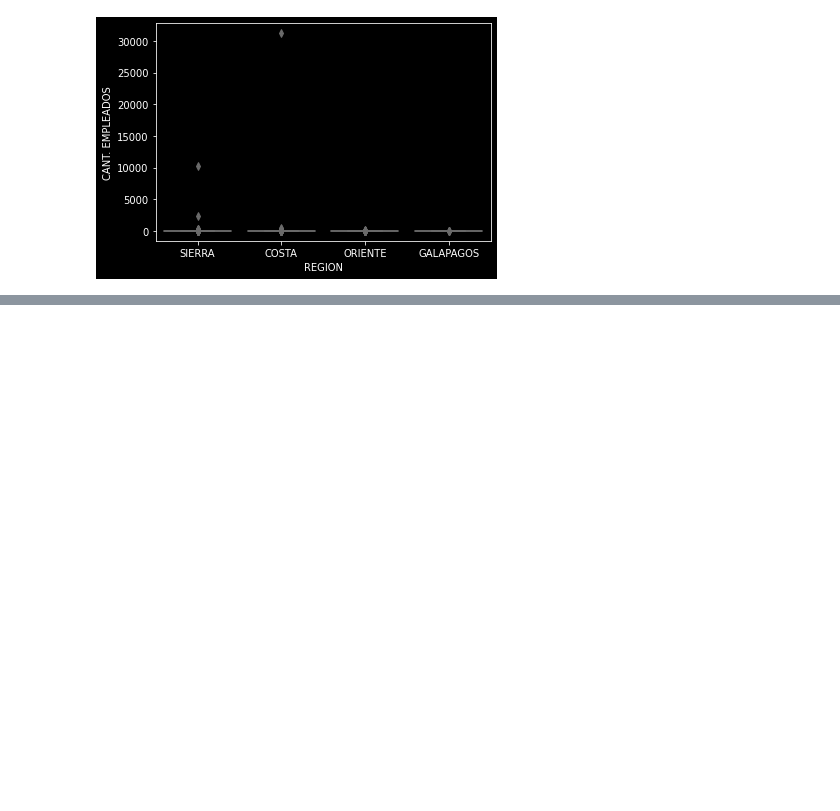
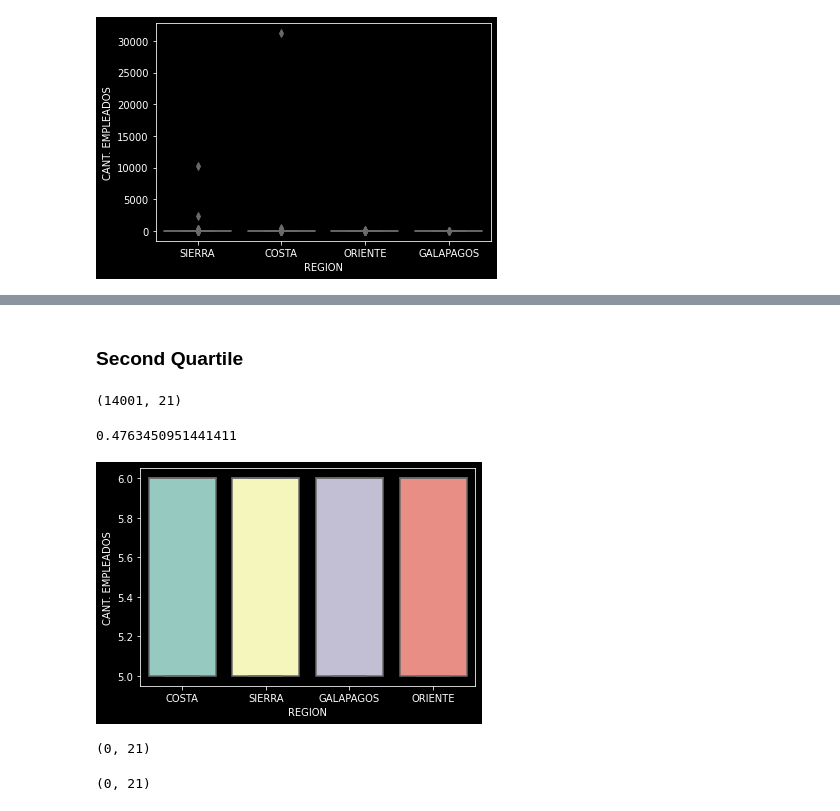
Before and after one commit to JFNebel/ecuadorian-graduates-workforce-mobility, a Jupyter notebook: ProyectoICD.ipynb, the cells around one changed output, grey strips where cells are left out. Drawn from its saved outputs; the diff is of its cells as text; code cells hidden in the pictures; blank space fills up the shorter version.

```diff
--- a/ProyectoICD.ipynb
+++ b/ProyectoICD.ipynb
@@ -292,0 +339,22 @@ With this we can conlcude that there is a huge disparity in employee number in t
+# %% [markdown]
+### Second Quartile
+# %%
+df_q2 = df.loc[df["TAMANO_EMPLEADOS"] == "PEQUEÑA"]
+df_q2.shape
+# %% [output]
+(14001, 21)
+# %%
+sns.boxplot(x="REGION", y="CANT. EMPLEADOS", data=df_q2)
+df_q2["CANT. EMPLEADOS"].std()
+# %% [output]
+0.4763450951441411
+[figure, added]
+# %%
+# Let's see if there's a single company in the second quartile with more than 6 employees
+df_q2.loc[df["CANT. EMPLEADOS"] > 6].shape
+# %% [output]
+(0, 21)
+# %%
+df_q2.loc[df["CANT. EMPLEADOS"] < 5].shape
+# %% [output]
+(0, 21)
```
Also changed, not shown: parts of 35 cells of this notebook.
